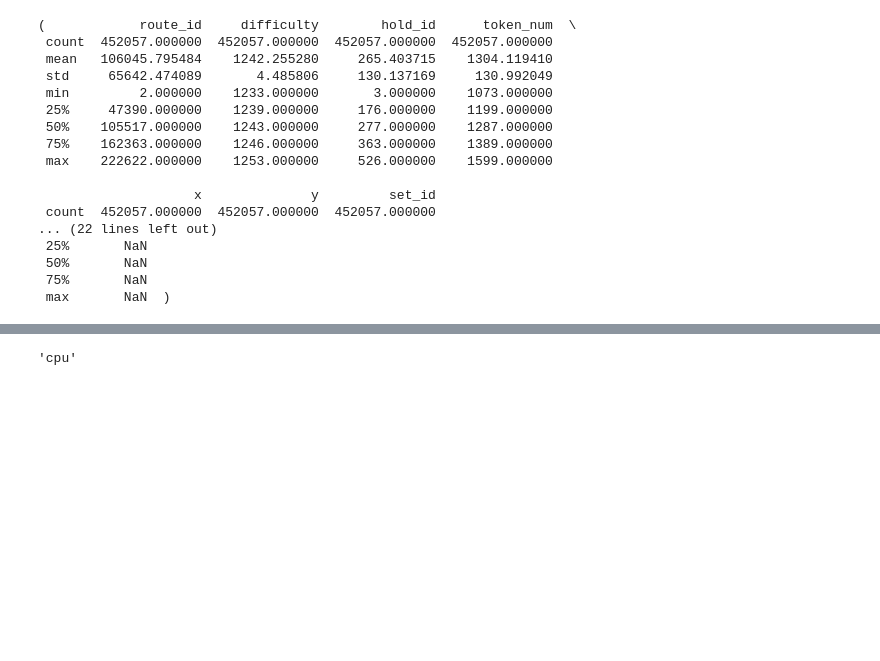
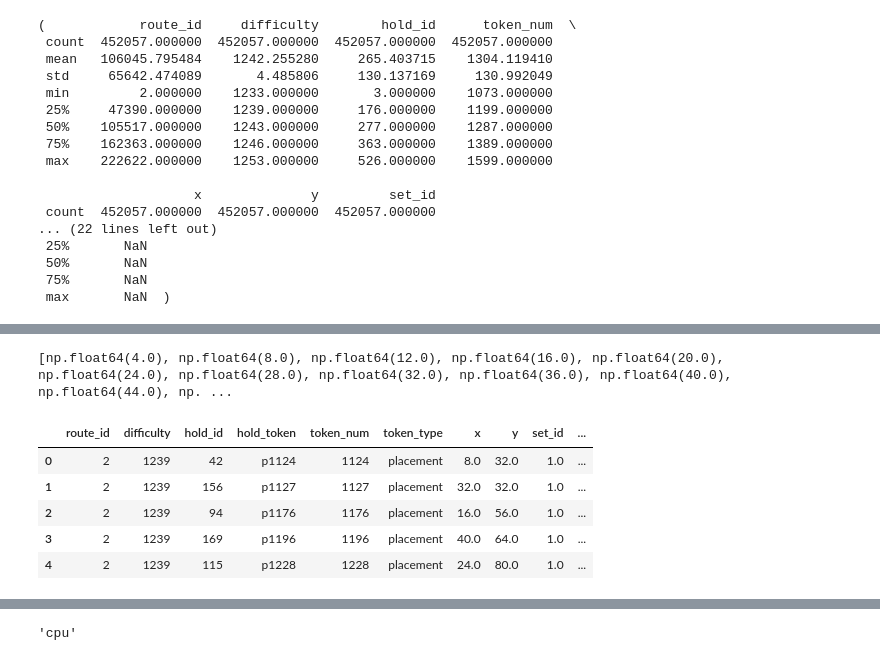
Before and after one commit to wagerc97/Kilter_board, a Jupyter notebook: src/notebooks/CNN.ipynb, the cells around one changed output, grey strips where cells are left out. Drawn from its saved outputs; the diff is of its cells as text; code cells hidden in the pictures; blank space fills up the shorter version.

```diff
--- a/src/notebooks/CNN.ipynb
+++ b/src/notebooks/CNN.ipynb
@@ -147,0 +92,21 @@ Saved to /home/fillies/Documents/moon/kilter/data/routes_onehot.csv
+# %%
+unique_x = sorted(placements["x"].unique())
+unique_y = sorted(placements["y"].unique())
+print(unique_x, unique_y)
+
+x_map = {val: idx for idx, val in enumerate(unique_x)}
+y_map = {val: idx for idx, val in enumerate(unique_y)}
+
+placements_mapped = placements.copy()
+placements_mapped["x_mapped"] = placements_mapped["x"].map(x_map)
+placements_mapped["y_mapped"] = placements_mapped["y"].map(y_map)
+
+placements_mapped.head()
+# %% [output]
+[np.float64(4.0), np.float64(8.0), np.float64(12.0), np.float64(16.0), np.float64(20.0), np.float64(24.0), np.float64(28.0), np.float64(32.0), np.float64(36.0), np.float64(40.0), np.float64(44.0), np. ...
+|  | route_id | difficulty | hold_id | hold_token | token_num | token_type | x | y | set_id | ... |
+| 0 | 2 | 1239 | 42 | p1124 | 1124 | placement | 8.0 | 32.0 | 1.0 | ... |
+| 1 | 2 | 1239 | 156 | p1127 | 1127 | placement | 32.0 | 32.0 | 1.0 | ... |
+| 2 | 2 | 1239 | 94 | p1176 | 1176 | placement | 16.0 | 56.0 | 1.0 | ... |
+| 3 | 2 | 1239 | 169 | p1196 | 1196 | placement | 40.0 | 64.0 | 1.0 | ... |
+| 4 | 2 | 1239 | 115 | p1228 | 1228 | placement | 24.0 | 80.0 | 1.0 | ... |
```
Also changed, not shown: parts of 29 cells of this notebook, 1 other file.
